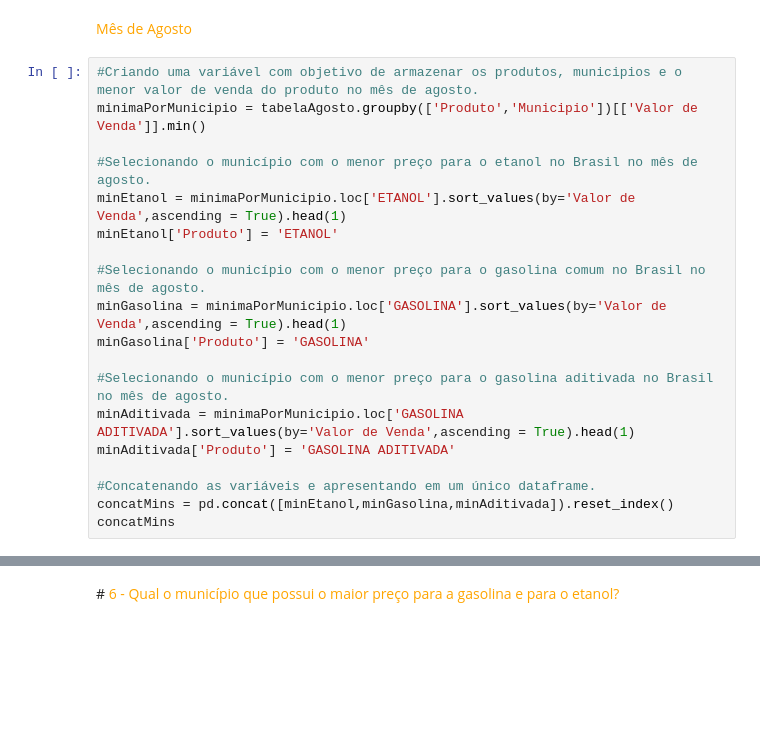
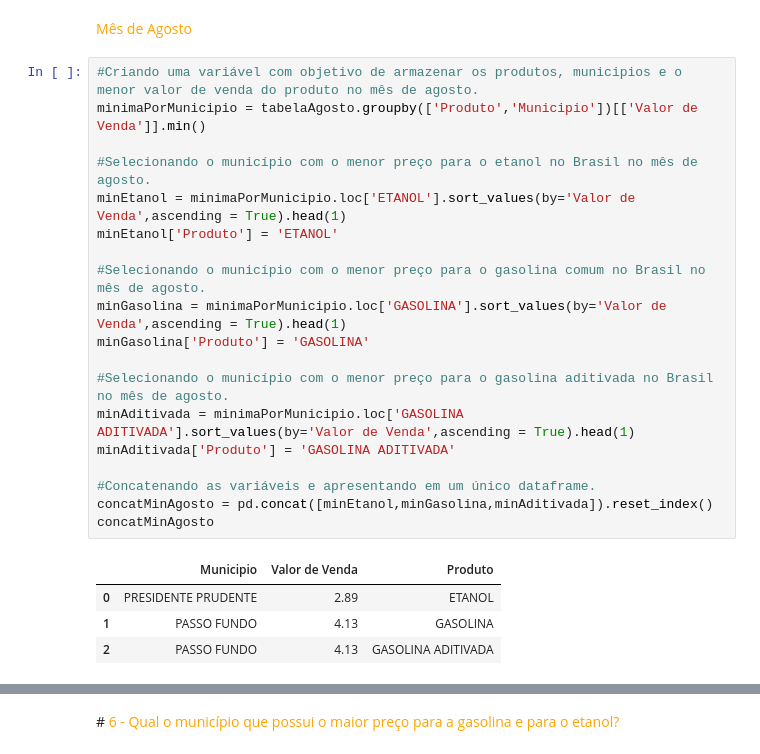
Before and after one commit to joaorosa2/analise_combustiveis_brasil, a Jupyter notebook: ProjetoM4.ipynb, the cells around one changed output, grey strips where cells are left out. Drawn from its saved outputs; the diff is of its cells as text; blank space fills up the shorter version.

```diff
--- a/ProjetoM4.ipynb
+++ b/ProjetoM4.ipynb
@@ -448,20 +592,25 @@ concatMins
 # %%
 #Criando uma variável com objetivo de armazenar os produtos, municipios e o menor valor de venda do produto no mês de agosto.
 minimaPorMunicipio = tabelaAgosto.groupby(['Produto','Municipio'])[['Valor de Venda']].min()
 
 #Selecionando o município com o menor preço para o etanol no Brasil no mês de agosto.
 minEtanol = minimaPorMunicipio.loc['ETANOL'].sort_values(by='Valor de Venda',ascending = True).head(1)
 minEtanol['Produto'] = 'ETANOL'
 
 #Selecionando o município com o menor preço para o gasolina comum no Brasil no mês de agosto.
 minGasolina = minimaPorMunicipio.loc['GASOLINA'].sort_values(by='Valor de Venda',ascending = True).head(1)
 minGasolina['Produto'] = 'GASOLINA'
 
 #Selecionando o município com o menor preço para o gasolina aditivada no Brasil no mês de agosto.
 minAditivada = minimaPorMunicipio.loc['GASOLINA ADITIVADA'].sort_values(by='Valor de Venda',ascending = True).head(1)
 minAditivada['Produto'] = 'GASOLINA ADITIVADA'
 
 #Concatenando as variáveis e apresentando em um único dataframe.
-concatMins = pd.concat([minEtanol,minGasolina,minAditivada]).reset_index()
-concatMins
+concatMinAgosto = pd.concat([minEtanol,minGasolina,minAditivada]).reset_index()
+concatMinAgosto
+# %% [output]
+|  | Municipio | Valor de Venda | Produto |
+| 0 | PRESIDENTE PRUDENTE | 2.89 | ETANOL |
+| 1 | PASSO FUNDO | 4.13 | GASOLINA |
+| 2 | PASSO FUNDO | 4.13 | GASOLINA ADITIVADA |
 # %%
```
Also changed, not shown: parts of 40 cells of this notebook.
